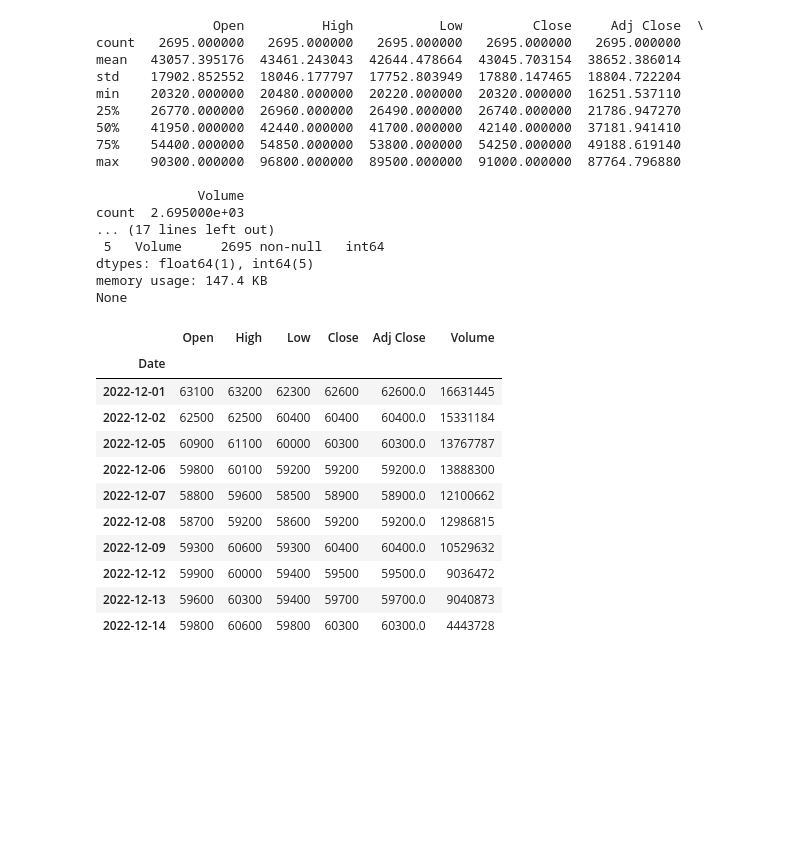
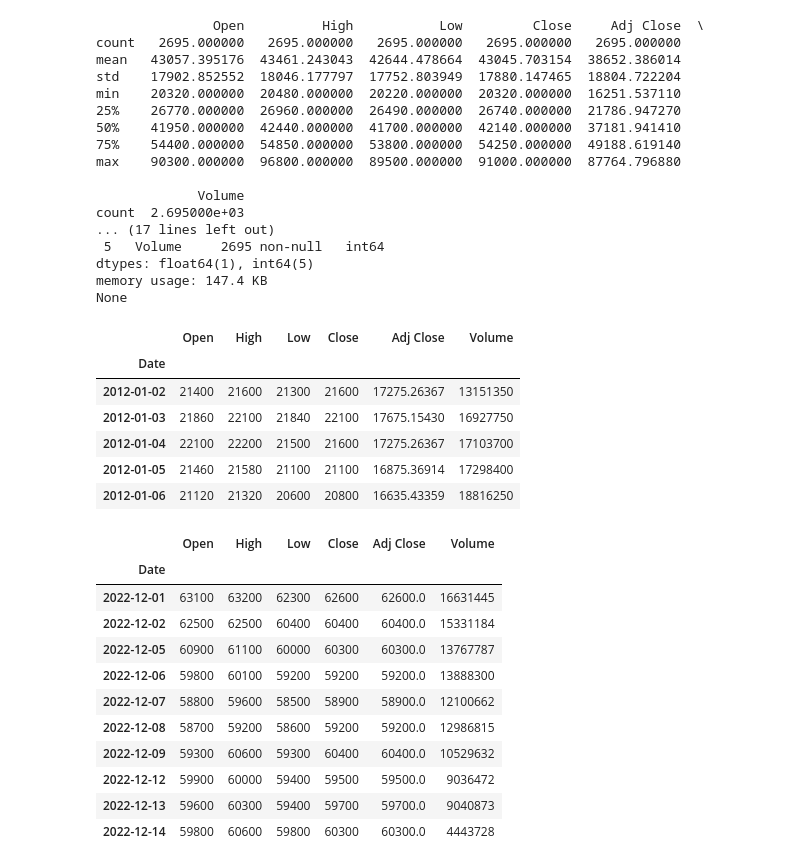
Before and after one commit to callor/Callor-DeepLearning-2022, a Jupyter notebook: 삼성전자주가예측.ipynb, the cells around one changed output. Cells and saved outputs as stored; diff of their text form; code cells hidden in the pictures; blank space fills up the shorter version.

```diff
--- a/삼성전자주가예측.ipynb
+++ b/삼성전자주가예측.ipynb
@@ -97,4 +95,17 @@ count  2.695000e+03
 dtypes: float64(1), int64(5)
 memory usage: 147.4 KB
 None
+# %%
+# 불러온 데이터 확인하기
+
+# 처음부터 5개의 데이터 보여주기
+data_file.head(5)
+# %% [output]
+|  | Open | High | Low | Close | Adj Close | Volume |
+| Date |  |  |  |  |  |  |
+| 2012-01-02 | 21400 | 21600 | 21300 | 21600 | 17275.26367 | 13151350 |
+| 2012-01-03 | 21860 | 22100 | 21840 | 22100 | 17675.15430 | 16927750 |
+| 2012-01-04 | 22100 | 22200 | 21500 | 21600 | 17275.26367 | 17103700 |
+| 2012-01-05 | 21460 | 21580 | 21100 | 21100 | 16875.36914 | 17298400 |
+| 2012-01-06 | 21120 | 21320 | 20600 | 20800 | 16635.43359 | 18816250 |
 # %%
```
Also changed, not shown: parts of 17 cells of this notebook.
